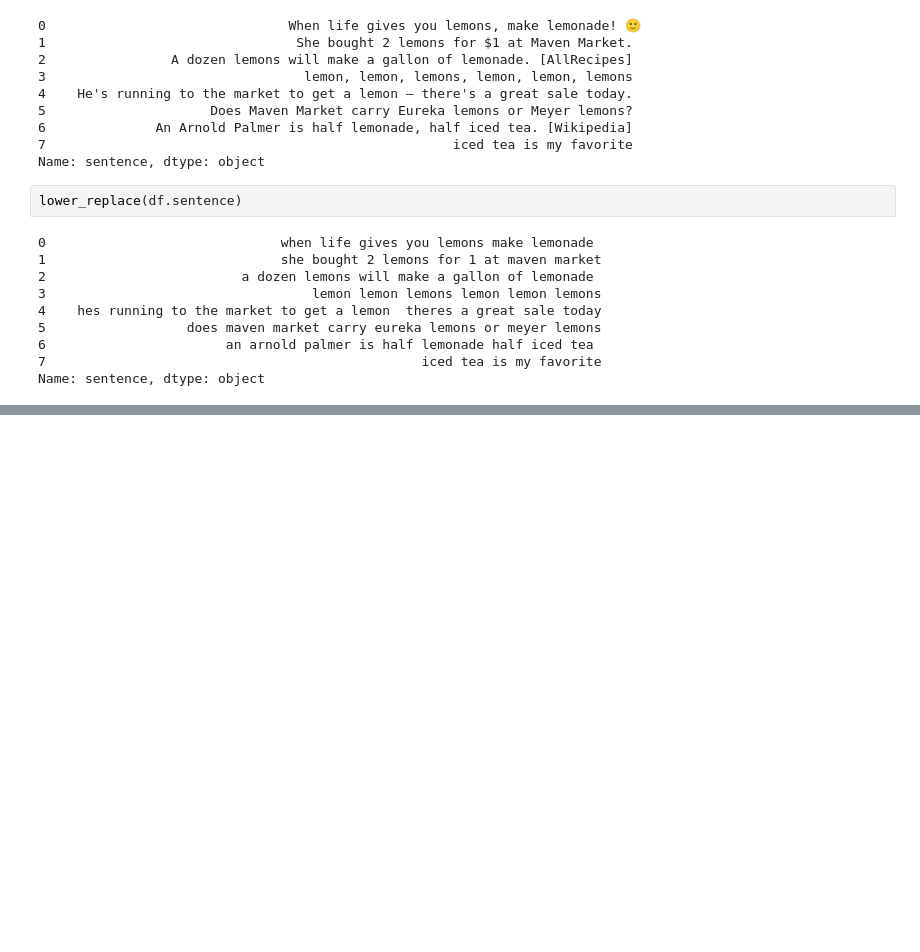
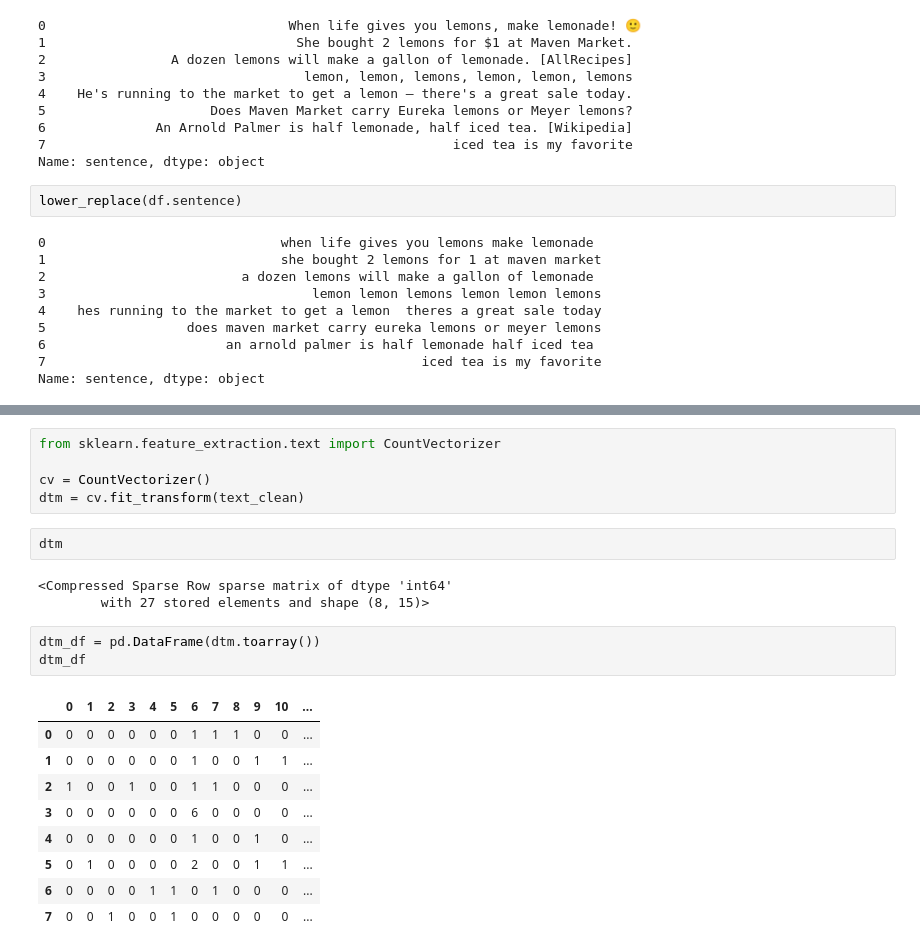
Before and after one commit to StevTobs/nlp_projects, a Jupyter notebook: On_the_Git/3_text_preprocessing.ipynb, the cells around one changed output, grey strips where cells are left out. Cells and saved outputs as stored; diff of their text form; blank space fills up the shorter version.

```diff
--- a/On_the_Git/3_text_preprocessing.ipynb
+++ b/On_the_Git/3_text_preprocessing.ipynb
@@ -203,0 +495,23 @@ Name: sentence, dtype: object
+# %%
+from sklearn.feature_extraction.text import CountVectorizer
+
+cv = CountVectorizer()
+dtm = cv.fit_transform(text_clean)
+# %%
+dtm
+# %% [output]
+<Compressed Sparse Row sparse matrix of dtype 'int64'
+        with 27 stored elements and shape (8, 15)>
+# %%
+dtm_df = pd.DataFrame(dtm.toarray())
+dtm_df
+# %% [output]
+|  | 0 | 1 | 2 | 3 | 4 | 5 | 6 | 7 | 8 | 9 | 10 | ... |
+| 0 | 0 | 0 | 0 | 0 | 0 | 0 | 1 | 1 | 1 | 0 | 0 | ... |
+| 1 | 0 | 0 | 0 | 0 | 0 | 0 | 1 | 0 | 0 | 1 | 1 | ... |
+| 2 | 1 | 0 | 0 | 1 | 0 | 0 | 1 | 1 | 0 | 0 | 0 | ... |
+| 3 | 0 | 0 | 0 | 0 | 0 | 0 | 6 | 0 | 0 | 0 | 0 | ... |
+| 4 | 0 | 0 | 0 | 0 | 0 | 0 | 1 | 0 | 0 | 1 | 0 | ... |
+| 5 | 0 | 1 | 0 | 0 | 0 | 0 | 2 | 0 | 0 | 1 | 1 | ... |
+| 6 | 0 | 0 | 0 | 0 | 1 | 1 | 0 | 1 | 0 | 0 | 0 | ... |
+| 7 | 0 | 0 | 1 | 0 | 0 | 1 | 0 | 0 | 0 | 0 | 0 | ... |
```
Also changed, not shown: parts of 52 cells of this notebook, 3 other files.
